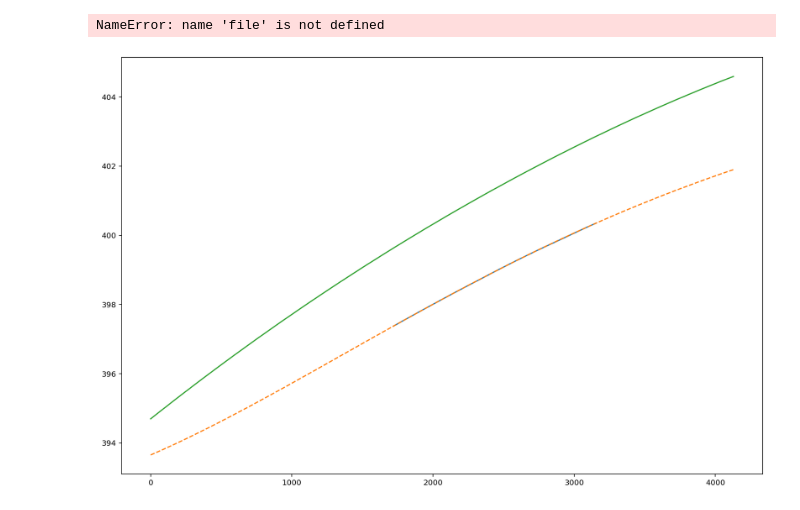
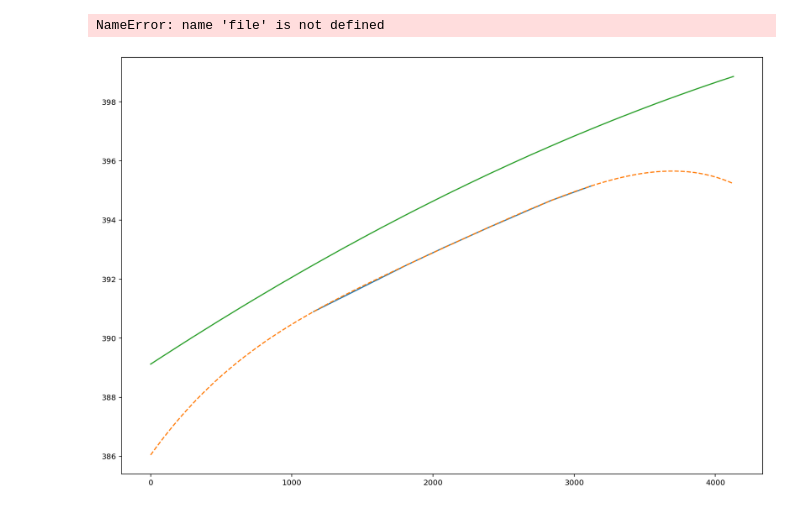
Before and after one commit to svenbuder/velocereduction, a Jupyter notebook: scripts/veloce_luminosa_wavelength_calibration.ipynb, the cells around one changed output. Cells and saved outputs as stored; diff of their text form; code cells hidden in the pictures.

Commit message:
ccd 1 order 155 mine, 156 image

```diff
--- a/scripts/veloce_luminosa_wavelength_calibration.ipynb
+++ b/scripts/veloce_luminosa_wavelength_calibration.ipynb
@@ -256,7 +256,7 @@ for order in range(1,len(file)):
 # %% [output]
 NameError: name 'file' is not defined
 # %%
-for order_name in ['ccd_1_order_153']:
+for order_name in ['ccd_1_order_156']:
 
     plt.figure(figsize=(15,10))
     wavelength_coefficients = np.loadtxt('../veloce_luminosa_reduction/fixed_arc_positions/'+order_name+'_px_wl.txt',comments='#')
@@ -285,34 +285,34 @@ for order_name in ['ccd_1_order_153']:
     )
 
     try:
         adjusted_coeffs = [
             initial_wavelength_coeffs[order_name][0]-1.,
             initial_wavelength_coeffs[order_name][1]+0.0003,
             initial_wavelength_coeffs[order_name][2],
             initial_wavelength_coeffs[order_name][3],
             initial_wavelength_coeffs[order_name][4]
         ]
     except:
         adjusted_coeffs = [
             initial_wavelength_coeffs[order_name][0]-1.5,
             initial_wavelength_coeffs[order_name][1]+0.0003,
             initial_wavelength_coeffs[order_name][2],
             initial_wavelength_coeffs[order_name][3],
             0.0
         ]
 
     ydata = fourth_order(np.linspace(0,4128,100), *adjusted_coeffs)
 
 #     plt.ylim(np.min(ydata),np.max(ydata))
 
     plt.plot(
         np.linspace(0,4128,100),
         ydata
     )
     plt.show()
     plt.close()
 # %% [output]
-[figure, old version]
+[figure, new version]
 # %%
 def gaussian(x, b, A, mu, sigma):
     return b + A * np.exp(-(x - mu)**2 / (2 * sigma**2))
```
Also changed, not shown: 1 other file.
